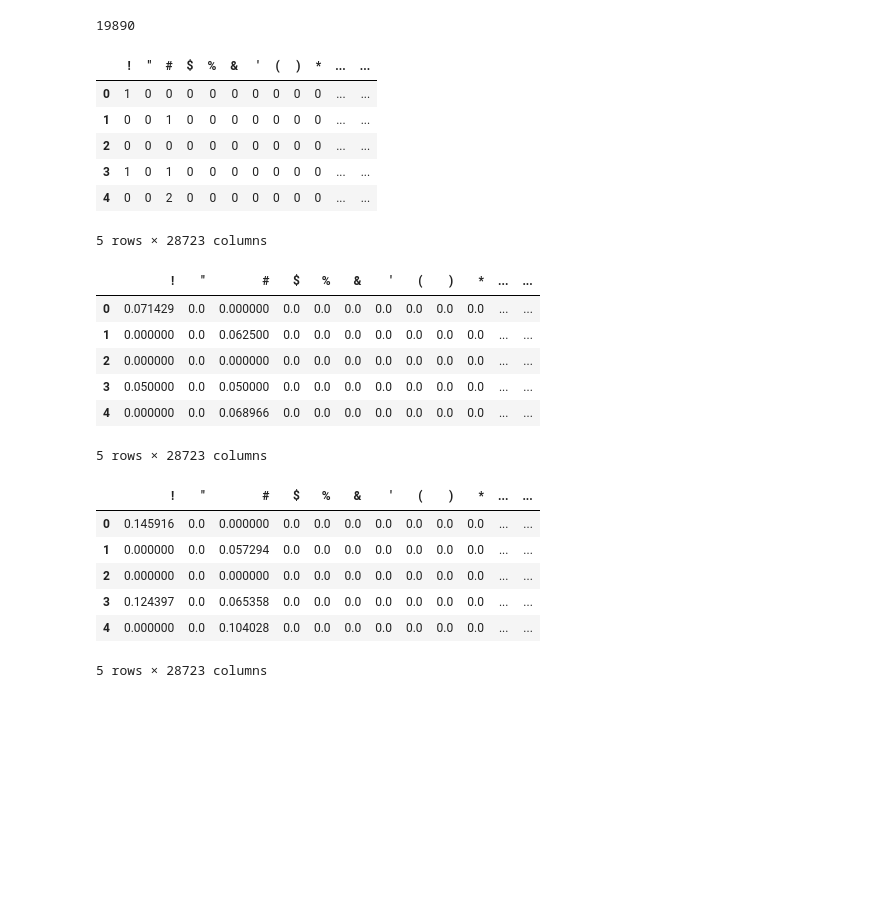
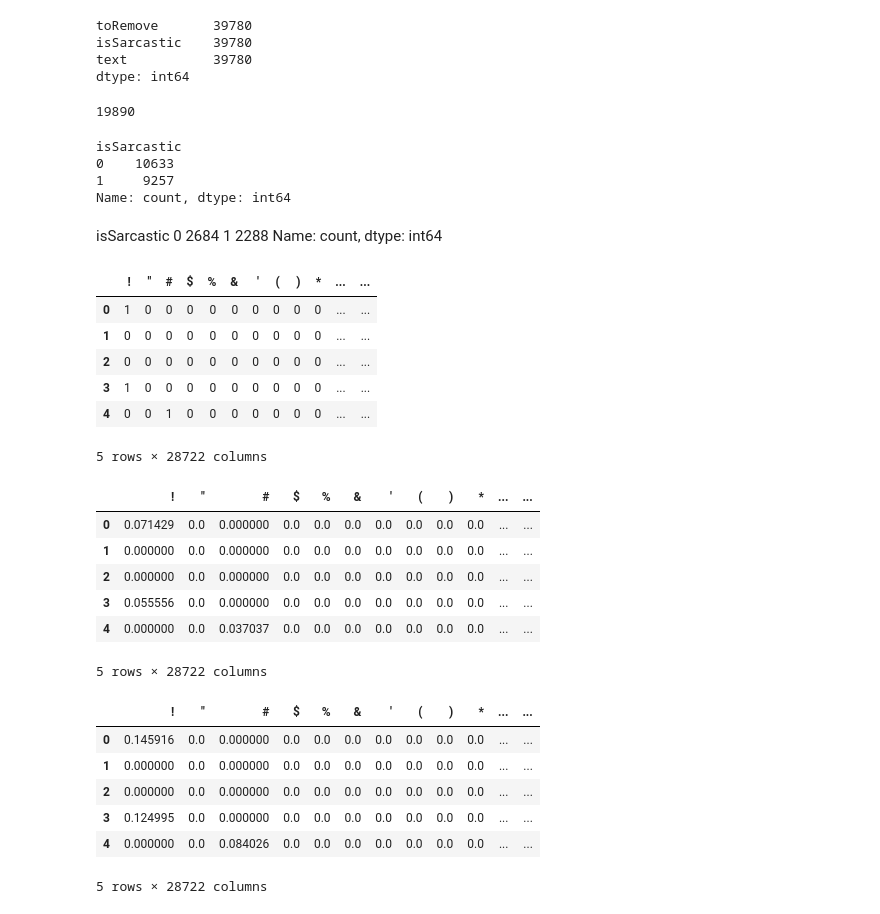
Before and after one commit to Smccb/Text-Analysis-assignment, a Jupyter notebook: Baseline.ipynb, the cells around one changed output. Cells and saved outputs as stored; diff of their text form; code cells hidden in the pictures; blank space fills up the shorter version.

Commit message:
baseline fixed

```diff
--- a/Baseline.ipynb
+++ b/Baseline.ipynb
@@ -10,6 +10,13 @@ column_names = ['toRemove', 'isSarcastic', 'text']
 dataset = pd.read_csv(file_path, sep='\t', header=None, names=column_names)
 # %%
 import text_mining_utils as tmu
+# %%
+dataset.count()
+# %% [output]
+toRemove       39780
+isSarcastic    39780
+text           39780
+dtype: int64
 # %%
 import pandas as pd
 
@@ -17,55 +24,64 @@ import pandas as pd
 # Shuffle the dataset
 dataset_shuffled = dataset.sample(frac=1, random_state=42)
 
-# Calculate the number of samples for 1/4 of the dataset
 data_sample = len(dataset) // 2
 
 # Take the first quarter of the shuffled dataset
-quarter_dataset = dataset_shuffled.iloc[:data_sample]
+dataset = dataset_shuffled.iloc[:data_sample]
 
 # Now, quarter_dataset contains a representative 1/4 subset of your original dataset
 
 
-total_rows = len(quarter_dataset)
+total_rows = len(dataset)
 print(total_rows)
 # %% [output]
 19890
 # %%
-class_distribution = y = quarter_dataset['is_sarcastic'].value_counts()
+class_distribution = y = dataset['isSarcastic'].value_counts()
 print(class_distribution)
+# %% [output]
+isSarcastic
+0    10633
+1     9257
+Name: count, dtype: int64
+# %% [markdown]
+isSarcastic
+0    2684
+1    2288
+Name: count, dtype: int64
 # %%
-baseline_count_matrix = tmu.build_count_matrix(quarter_dataset.text)
+baseline_count_matrix = tmu.build_count_matrix(dataset.text)
 baseline_count_matrix.head()
 # %% [output]
 |  | ! | " | # | $ | % | & | ' | ( | ) | * | ... | ... |
 | 0 | 1 | 0 | 0 | 0 | 0 | 0 | 0 | 0 | 0 | 0 | ... | ... |
-| 1 | 0 | 0 | 1 | 0 | 0 | 0 | 0 | 0 | 0 | 0 | ... | ... |
+| 1 | 0 | 0 | 0 | 0 | 0 | 0 | 0 | 0 | 0 | 0 | ... | ... |
 | 2 | 0 | 0 | 0 | 0 | 0 | 0 | 0 | 0 | 0 | 0 | ... | ... |
-| 3 | 1 | 0 | 1 | 0 | 0 | 0 | 0 | 0 | 0 | 0 | ... | ... |
-| 4 | 0 | 0 | 2 | 0 | 0 | 0 | 0 | 0 | 0 | 0 | ... | ... |
+| 3 | 1 | 0 | 0 | 0 | 0 | 0 | 0 | 0 | 0 | 0 | ... | ... |
+| 4 | 0 | 0 | 1 | 0 | 0 | 0 | 0 | 0 | 0 | 0 | ... | ... |
-5 rows × 28723 columns
+5 rows × 28722 columns
 # %%
-baseline_tf_matrix = tmu.build_tf_matrix(quarter_dataset.text)
+baseline_tf_matrix = tmu.build_tf_matrix(dataset.text)
 baseline_tf_matrix.head()
 # %% [output]
 |  | ! | " | # | $ | % | & | ' | ( | ) | * | ... | ... |
 | 0 | 0.071429 | 0.0 | 0.000000 | 0.0 | 0.0 | 0.0 | 0.0 | 0.0 | 0.0 | 0.0 | ... | ... |
-| 1 | 0.000000 | 0.0 | 0.062500 | 0.0 | 0.0 | 0.0 | 0.0 | 0.0 | 0.0 | 0.0 | ... | ... |
+| 1 | 0.000000 | 0.0 | 0.000000 | 0.0 | 0.0 | 0.0 | 0.0 | 0.0 | 0.0 | 0.0 | ... | ... |
 | 2 | 0.000000 | 0.0 | 0.000000 | 0.0 | 0.0 | 0.0 | 0.0 | 0.0 | 0.0 | 0.0 | ... | ... |
-| 3 | 0.050000 | 0.0 | 0.050000 | 0.0 | 0.0 | 0.0 | 0.0 | 0.0 | 0.0 | 0.0 | ... | ... |
-| 4 | 0.000000 | 0.0 | 0.068966 | 0.0 | 0.0 | 0.0 | 0.0 | 0.0 | 0.0 | 0.0 | ... | ... |
+| 3 | 0.055556 | 0.0 | 0.000000 | 0.0 | 0.0 | 0.0 | 0.0 | 0.0 | 0.0 | 0.0 | ... | ... |
+| 4 | 0.000000 | 0.0 | 0.037037 | 0.0 | 0.0 | 0.0 | 0.0 | 0.0 | 0.0 | 0.0 | ... | ... |
-5 rows × 28723 columns
+5 rows × 28722 columns
 # %%
-baseline_tfidf_matrix = tmu.build_tfidf_matrix(quarter_dataset.text)
+baseline_tfidf_matrix = tmu.build_tfidf_matrix(dataset.text)
 baseline_tfidf_matrix.head()
 # %% [output]
 |  | ! | " | # | $ | % | & | ' | ( | ) | * | ... | ... |
 | 0 | 0.145916 | 0.0 | 0.000000 | 0.0 | 0.0 | 0.0 | 0.0 | 0.0 | 0.0 | 0.0 | ... | ... |
-| 1 | 0.000000 | 0.0 | 0.057294 | 0.0 | 0.0 | 0.0 | 0.0 | 0.0 | 0.0 | 0.0 | ... | ... |
+| 1 | 0.000000 | 0.0 | 0.000000 | 0.0 | 0.0 | 0.0 | 0.0 | 0.0 | 0.0 | 0.0 | ... | ... |
 | 2 | 0.000000 | 0.0 | 0.000000 | 0.0 | 0.0 | 0.0 | 0.0 | 0.0 | 0.0 | 0.0 | ... | ... |
-| 3 | 0.124397 | 0.0 | 0.065358 | 0.0 | 0.0 | 0.0 | 0.0 | 0.0 | 0.0 | 0.0 | ... | ... |
-| 4 | 0.000000 | 0.0 | 0.104028 | 0.0 | 0.0 | 0.0 | 0.0 | 0.0 | 0.0 | 0.0 | ... | ... |
+| 3 | 0.124995 | 0.0 | 0.000000 | 0.0 | 0.0 | 0.0 | 0.0 | 0.0 | 0.0 | 0.0 | ... | ... |
+| 4 | 0.000000 | 0.0 | 0.084026 | 0.0 | 0.0 | 0.0 | 0.0 | 0.0 | 0.0 | 0.0 | ... | ... |
-5 rows × 28723 columns
+5 rows × 28722 columns
 # %%
 #baseline model preformace
 from sklearn.svm import SVC
```
Also changed, not shown: parts of 10 cells of this notebook, 2 other files.
